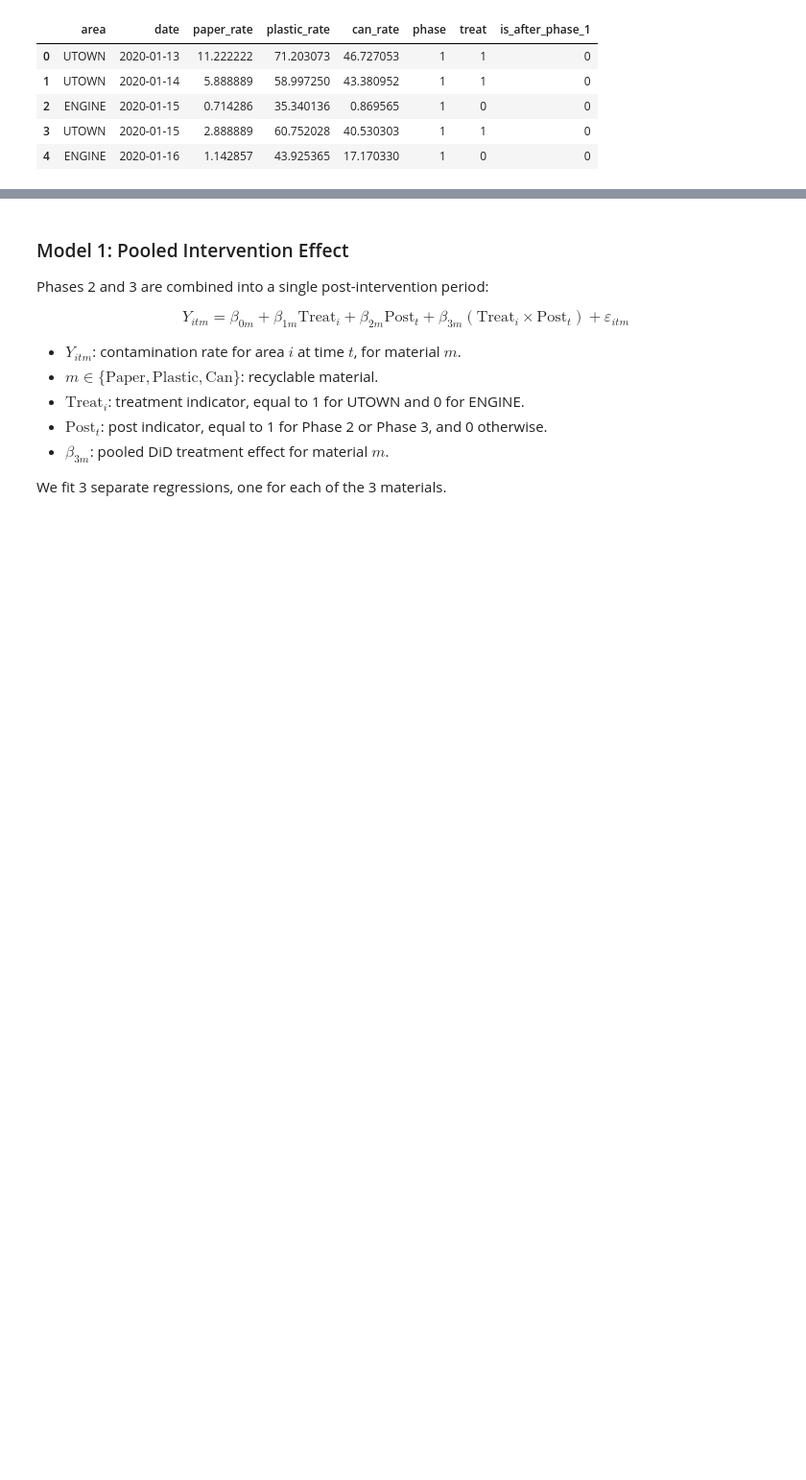
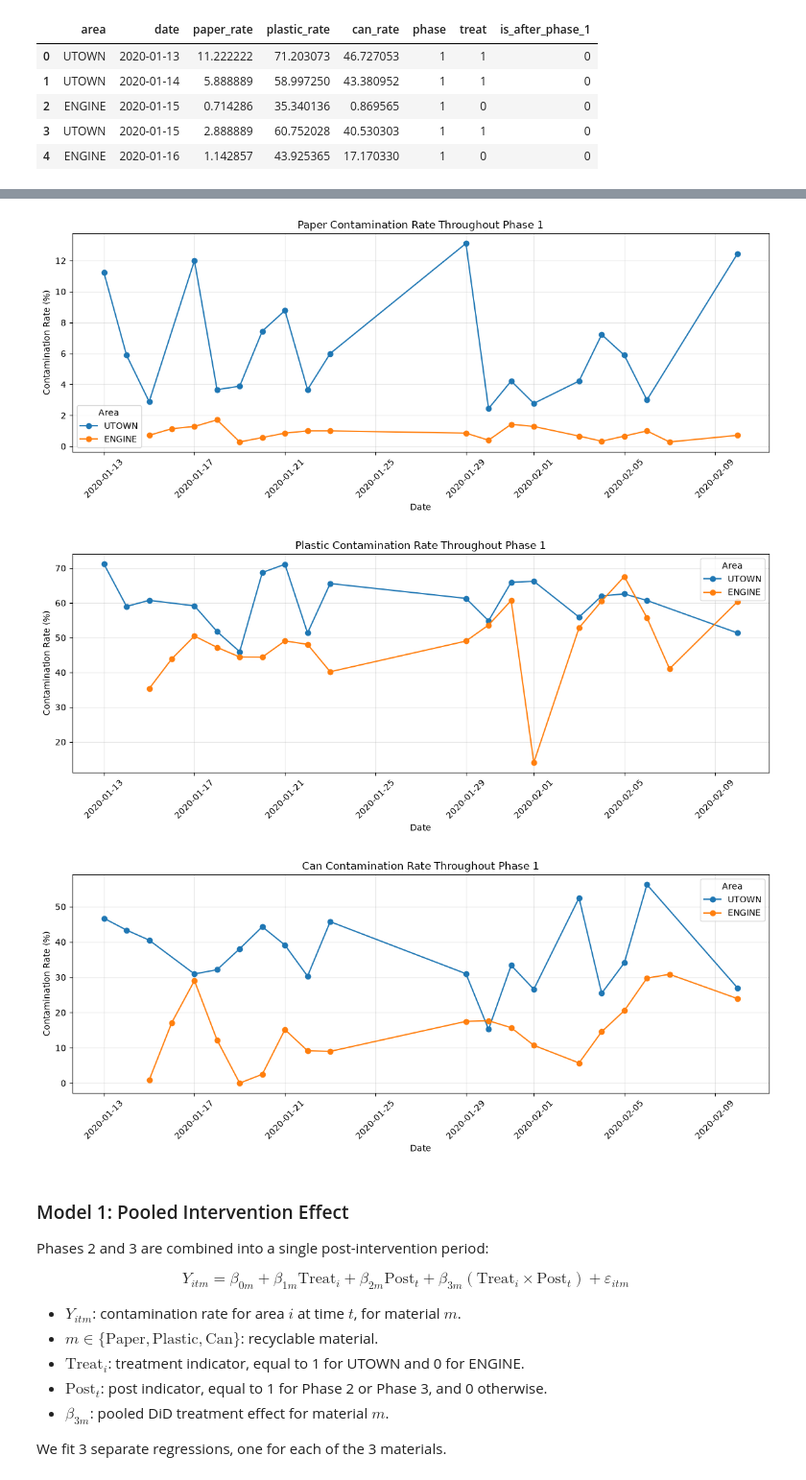
Before and after one commit to chiabingxuan/DBA5101-Project2, a Jupyter notebook: src/dba5101_project2.ipynb, the cells around one changed output, grey strips where cells are left out. Shown at 96% size. Saved outputs shown, nothing was run; the diff lists cells and outputs as text; code cells hidden in the pictures; blank space fills up the shorter version.

```diff
--- a/src/dba5101_project2.ipynb
+++ b/src/dba5101_project2.ipynb
@@ -262,3 +177,43 @@ df_processed.head()
+# %%
+# Plot for phase 1 only
+# Contamination variables and display names
+materials = {
+    "paper_rate": "Paper",
+    "plastic_rate": "Plastic",
+    "can_rate": "Can"
+}
+
+# Create one graph for each recyclable material
+for variable, material in materials.items():
+    fig, ax = plt.subplots(figsize=(12, 5))
+
+    for area in ["UTOWN", "ENGINE"]:
+        temp = df_processed[(df_processed["area"] == area) & (df_processed["phase"] == 1)]
+
+        ax.plot(
+            temp["date"],
+            temp[variable],
+            marker="o",
+            label=area
+        )
+
+    # Phase labels
+    ymax = df_processed[variable].max()
+
+    ax.set_title(f"{material} Contamination Rate Throughout Phase 1")
+    ax.set_xlabel("Date")
+    ax.set_ylabel("Contamination Rate (%)")
+    ax.legend(title="Area")
+    ax.grid(alpha=0.3)
+
+    plt.xticks(rotation=45)
+    plt.tight_layout()
+    plt.savefig(os.path.join(OUTPUTS_PATH, f"{material.lower()}_phase_1.png"), dpi=300, bbox_inches="tight")
+    plt.show()
+# %% [output]
+[figure, added]
+[figure, added]
+[figure, added]
 # %% [markdown]
 ### Model 1: Pooled Intervention Effect
 
```
Also changed, not shown: parts of 16 cells of this notebook, 6 other files.
